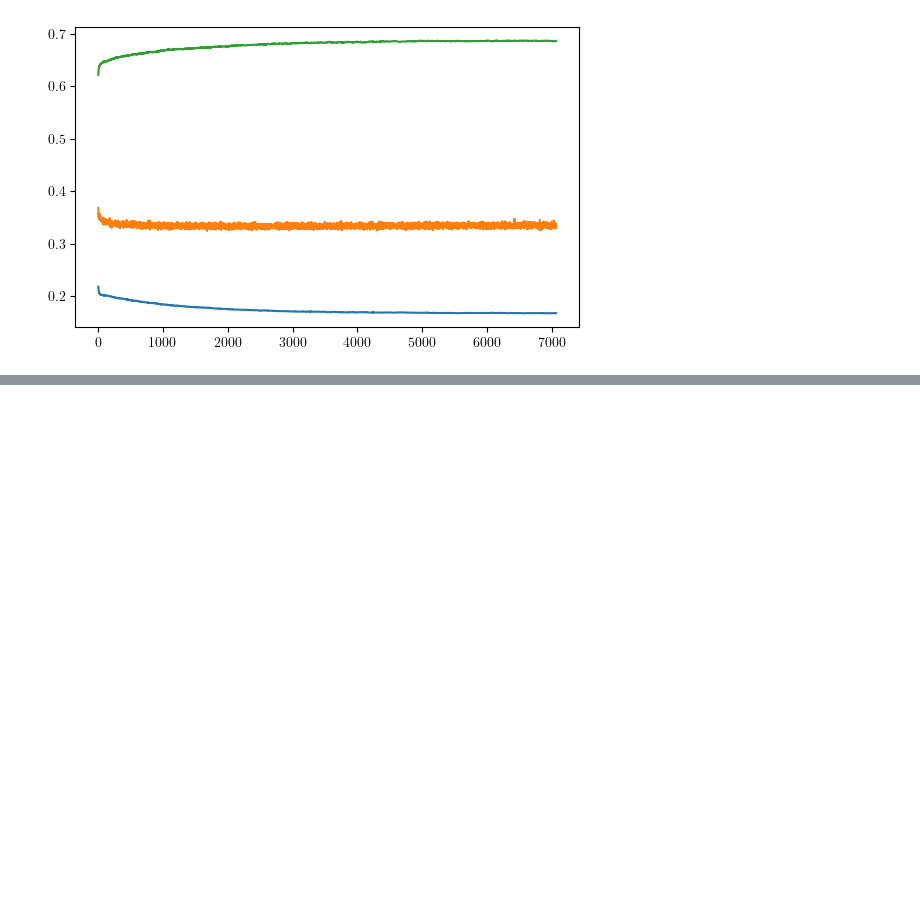
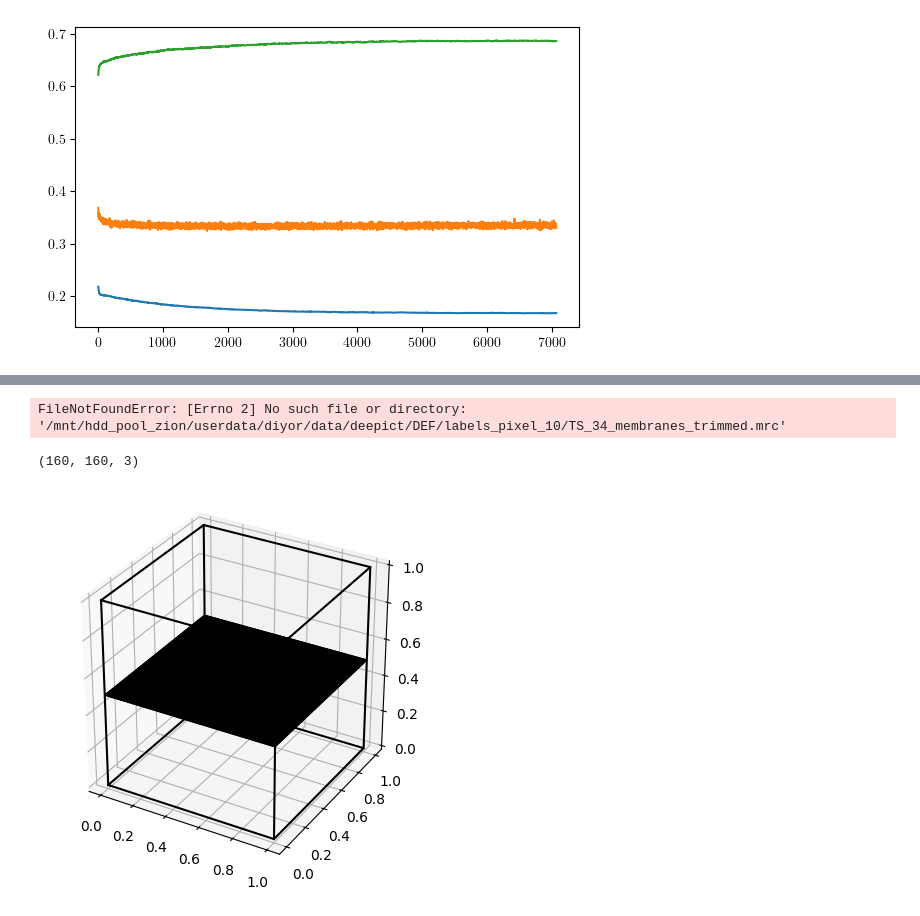
Before and after one commit to dijor0310/cryo-ttt, a Jupyter notebook: src/tmp_drawing.ipynb, the cells around one changed output, grey strips where cells are left out. Cells and saved outputs as stored; diff of their text form; code cells hidden in the pictures; blank space fills up the shorter version.

```diff
--- a/src/tmp_drawing.ipynb
+++ b/src/tmp_drawing.ipynb
@@ -205,16 +294,22 @@ def project_and_save(mrc_path, output_png):
     # Ensure it's binary (0/1), in case values are not strict
     data = (data > 0).astype(np.float32)
 
+    print(data.shape)
+    projection = data[80]
     # Sum along the first axis (z-axis projection)
-    projection = np.sum(data, axis=0)
+    # projection = np.sum(data, axis=0)
 
     # Save projection as PNG
     plt.imsave(output_png, projection, cmap='gray')
 
 if __name__ == "__main__":
-    input_mrc = "/mnt/hdd_pool_zion/userdata/diyor/data/deepict/VPP/labels_pixel_10/TS_0003_membranes_trimmed.mrc"
-    output_png = "vpp_003_gt.png"
+    input_mrc = "/mnt/hdd_pool_zion/userdata/diyor/data/deepict/DEF/labels_pixel_10/TS_034_membranes_trimmed.mrc"
+    # input_mrc = "/mnt/hdd_pool_zion/userdata/diyor/data/in_situ_reinhardtii/tomograms_pixel_10/01122021_BrnoKrios_arctis_lam1_pos4.mrc"
+    # input_mrc = "/mnt/hdd_pool_zion/userdata/diyor/data/in_situ_reinhardtii/labels_pixel_10/01122021_BrnoKrios_arctis_lam1_pos4_memb.mrc"
+    output_png = "def_034_d.png"
     project_and_save(input_mrc, output_png)
+# %% [output]
+FileNotFoundError: [Errno 2] No such file or directory: '/mnt/hdd_pool_zion/userdata/diyor/data/deepict/DEF/labels_pixel_10/TS_34_membranes_trimmed.mrc'
 # %%
 import numpy as np
 import matplotlib.pyplot as plt
@@ -241,3 +336,41 @@ plt.axis("off")
 # Save as PNG
 plt.savefig("rory_gt_colored.png", bbox_inches="tight", pad_inches=0)
 plt.close()
+# %%
+import matplotlib.pyplot as plt
+from mpl_toolkits.mplot3d.art3d import Poly3DCollection
+import numpy as np
+import matplotlib.image as mpimg
+
+fig = plt.figure()
+ax = fig.add_subplot(111, projection='3d')
+
+# Cube vertices
+r = [0, 1]
+verts = [[(x,y,z) for x in r for y in r for z in [z0]]
+         for z0 in r]
+
+# Draw cube wireframe
+ax.plot([0,1,1,0,0], [0,0,1,1,0], [0,0,0,0,0], color='k')
+ax.plot([0,1,1,0,0], [0,0,1,1,0], [1,1,1,1,1], color='k')
+ax.plot([0,0], [0,0], [0,1], color='k')
+ax.plot([1,1], [0,0], [0,1], color='k')
+ax.plot([0,0], [1,1], [0,1], color='k')
+ax.plot([1,1], [1,1], [0,1], color='k')
+
+# Load image
+img = mpimg.imread("rory_gt.png")
+print(img.shape)
+
+# Show image slice in the cube (at z=0.5 plane)
+x = np.linspace(0,1,img.shape[1])
+y = np.linspace(0,1,img.shape[0])
+x, y = np.meshgrid(x, y)
+z = np.full_like(x, 0.5)
+ax.plot_surface(x, y, z, rstride=1, cstride=1, facecolors=(img[:, :, :3]/255.0).tolist())
+
+ax.set_box_aspect([1,1,1])
+plt.show()
+# %% [output]
+(160, 160, 3)
+[figure, added]
```
Also changed, not shown: parts of 5 cells of this notebook, 1 other file.
